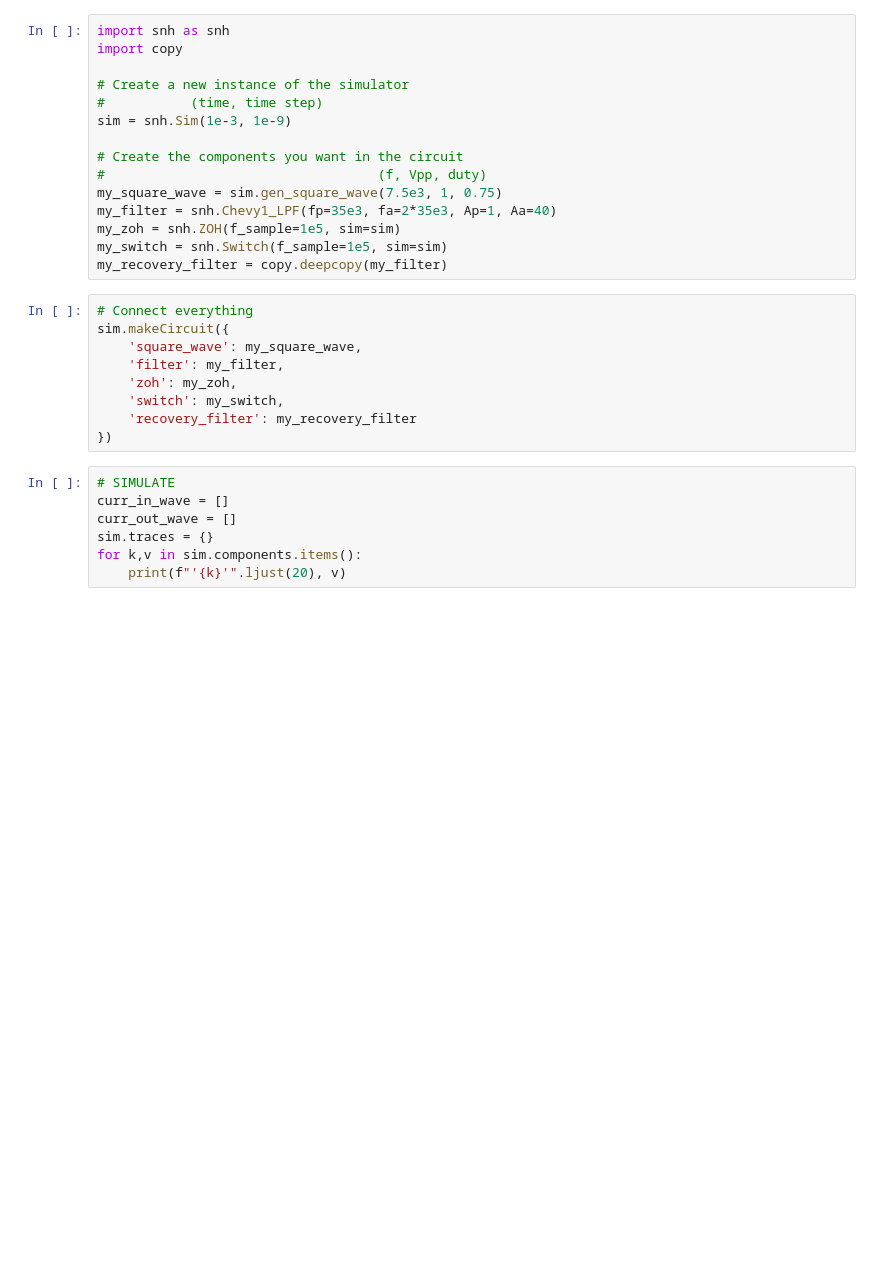
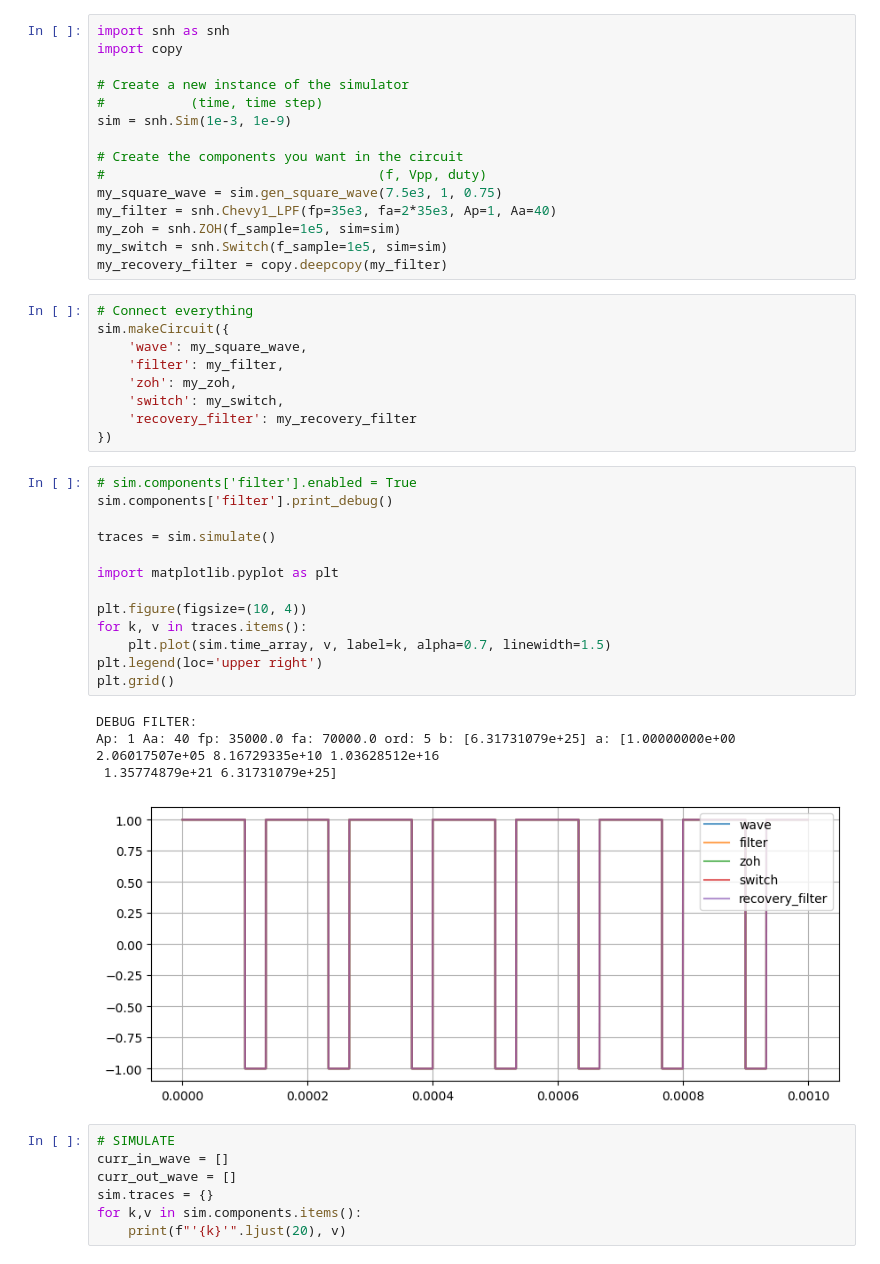
Before and after one commit to agus-fshr/assd-tp-1, a Jupyter notebook: test.ipynb, the cells around one changed output. Drawn from its saved outputs; the diff is of its cells as text; blank space fills up the shorter version.

```diff
--- a/test.ipynb
+++ b/test.ipynb
@@ -16,12 +16,30 @@ my_recovery_filter = copy.deepcopy(my_filter)
 # %%
 # Connect everything
 sim.makeCircuit({
-    'square_wave': my_square_wave,
+    'wave': my_square_wave,
     'filter': my_filter,
     'zoh': my_zoh,
     'switch': my_switch,
     'recovery_filter': my_recovery_filter
 })
+# %%
+# sim.components['filter'].enabled = True
+sim.components['filter'].print_debug()
+
+traces = sim.simulate()
+
+import matplotlib.pyplot as plt
+
+plt.figure(figsize=(10, 4))
+for k, v in traces.items():
+    plt.plot(sim.time_array, v, label=k, alpha=0.7, linewidth=1.5)
+plt.legend(loc='upper right')
+plt.grid()
+# %% [output]
+DEBUG FILTER:
+Ap: 1 Aa: 40 fp: 35000.0 fa: 70000.0 ord: 5 b: [6.31731079e+25] a: [1.00000000e+00 2.06017507e+05 8.16729335e+10 1.03628512e+16
+ 1.35774879e+21 6.31731079e+25]
+[figure, added]
 # %%
 # SIMULATE
 curr_in_wave = []
```
Also changed, not shown: parts of 3 cells of this notebook, 3 other files.
